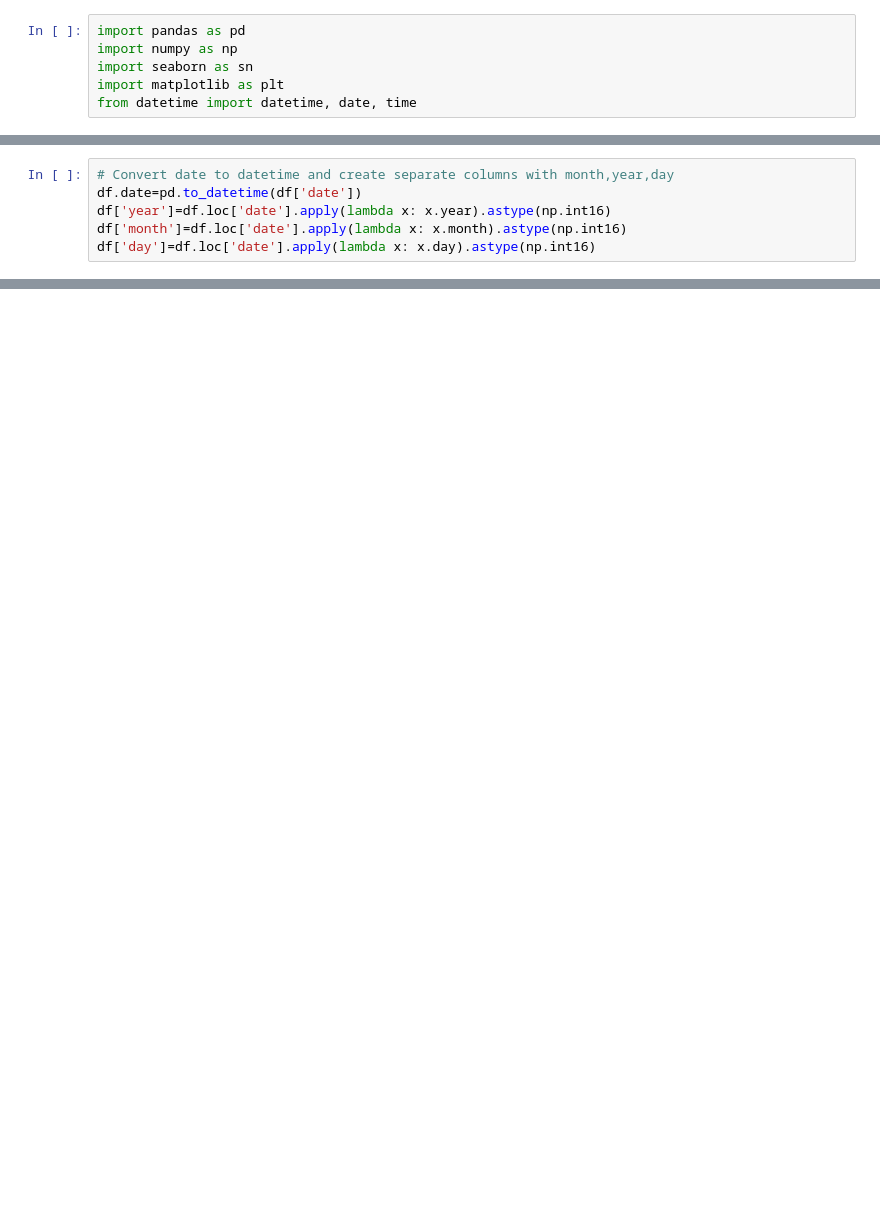
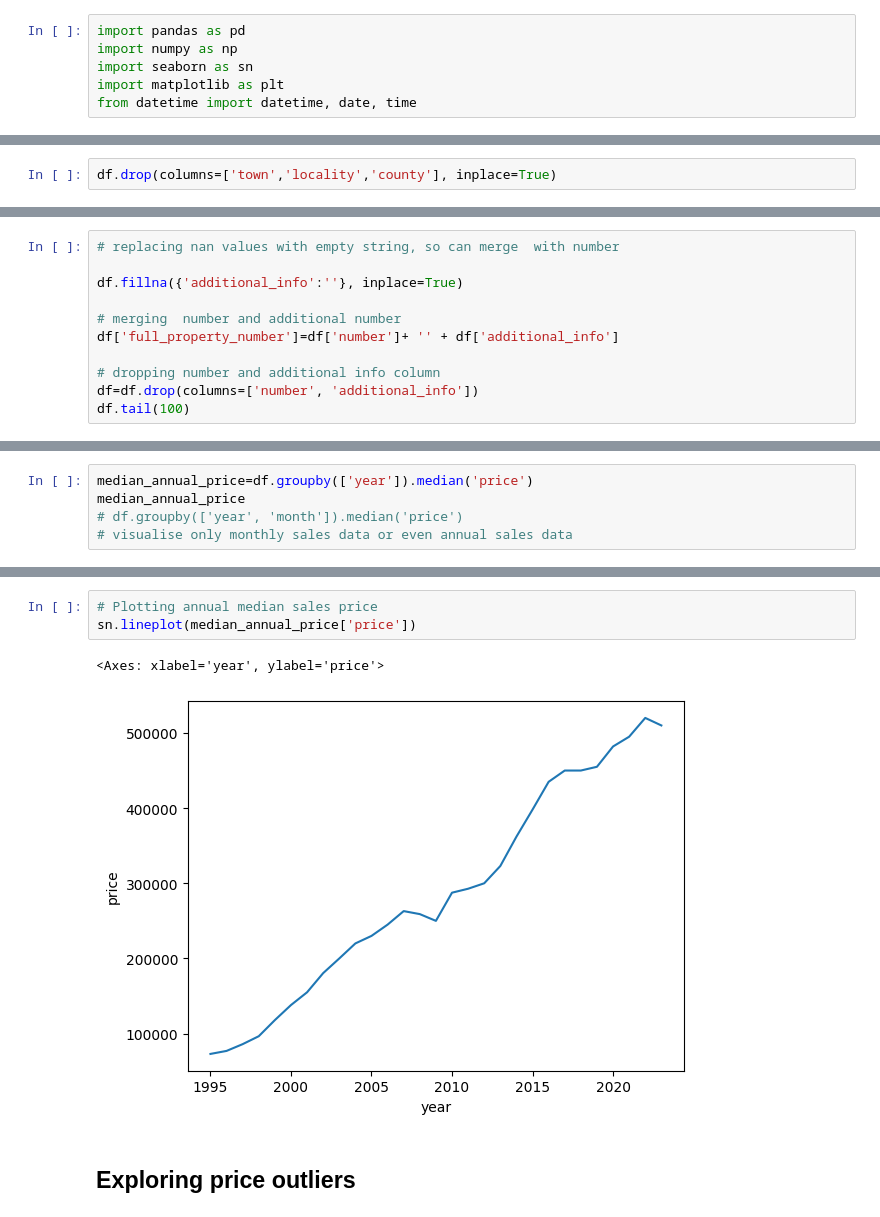
Before and after one commit to MarieMCodes/re_value_predictor, a Jupyter notebook: notebooks/marie_eda.ipynb, the cells around one changed output, grey strips where cells are left out. Drawn from its saved outputs; the diff is of its cells as text; blank space fills up the shorter version.

Commit message:
updated data.py file with removing outliers and adding shortened postcode columns, as well as personal EDA notebook

```diff
--- a/notebooks/marie_eda.ipynb
+++ b/notebooks/marie_eda.ipynb
@@ -53,6 +90,0 @@ df.shape
-# %%
-# Convert date to datetime and create separate columns with month,year,day
-df.date=pd.to_datetime(df['date'])
-df['year']=df.loc['date'].apply(lambda x: x.year).astype(np.int16)
-df['month']=df.loc['date'].apply(lambda x: x.month).astype(np.int16)
-df['day']=df.loc['date'].apply(lambda x: x.day).astype(np.int16)
@@ -70,0 +164,2 @@ df.to_csv('../raw_data/london_real_estate_data.zip',
+# %%
+df.drop(columns=['town','locality','county'], inplace=True)
@@ -70,0 +247,11 @@ df.to_csv('../raw_data/london_real_estate_data.zip',
+# %%
+# replacing nan values with empty string, so can merge  with number
+
+df.fillna({'additional_info':''}, inplace=True)
+
+# merging  number and additional number
+df['full_property_number']=df['number']+ '' + df['additional_info']
+
+# dropping number and additional info column
+df=df.drop(columns=['number', 'additional_info'])
+df.tail(100)
@@ -70,0 +292,5 @@ df.to_csv('../raw_data/london_real_estate_data.zip',
+# %%
+median_annual_price=df.groupby(['year']).median('price')
+median_annual_price
+# df.groupby(['year', 'month']).median('price')
+# visualise only monthly sales data or even annual sales data
@@ -70,0 +316,8 @@ df.to_csv('../raw_data/london_real_estate_data.zip',
+# %%
+# Plotting annual median sales price
+sn.lineplot(median_annual_price['price'])
+# %% [output]
+<Axes: xlabel='year', ylabel='price'>
+[figure, added]
+# %% [markdown]
+## Exploring price outliers
```
Also changed, not shown: parts of 74 cells of this notebook, 1 other file.
